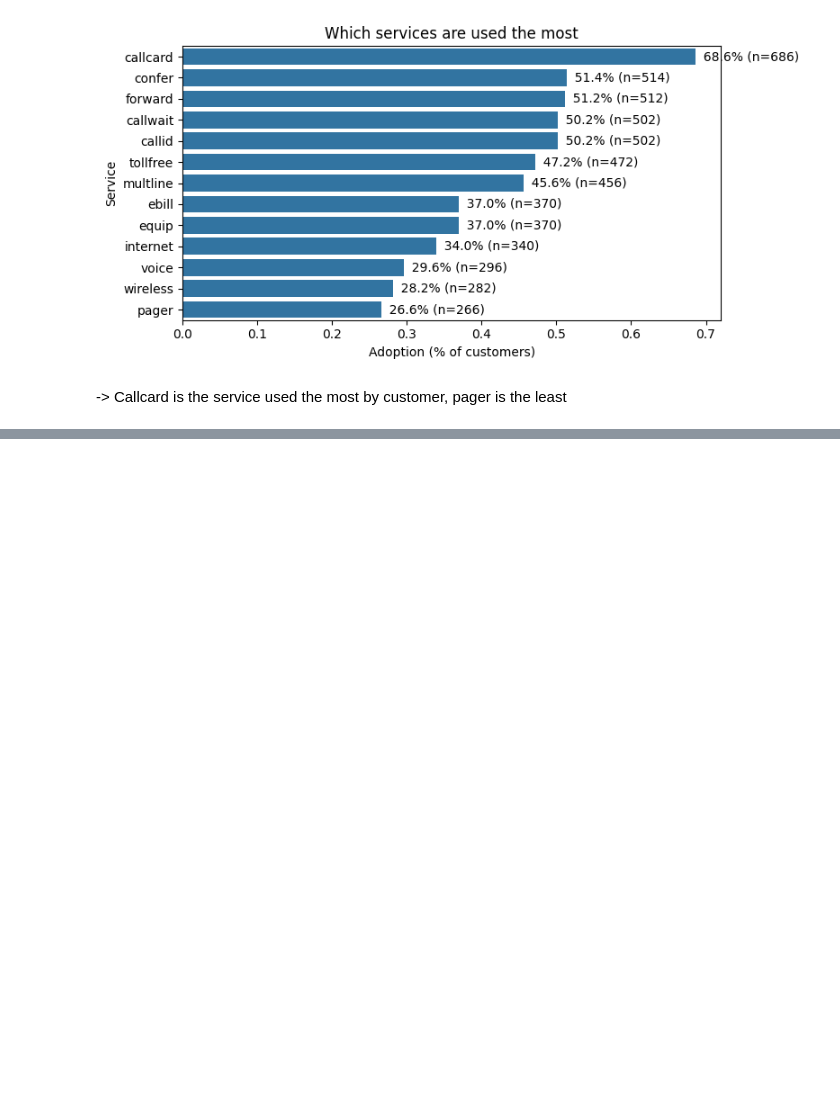
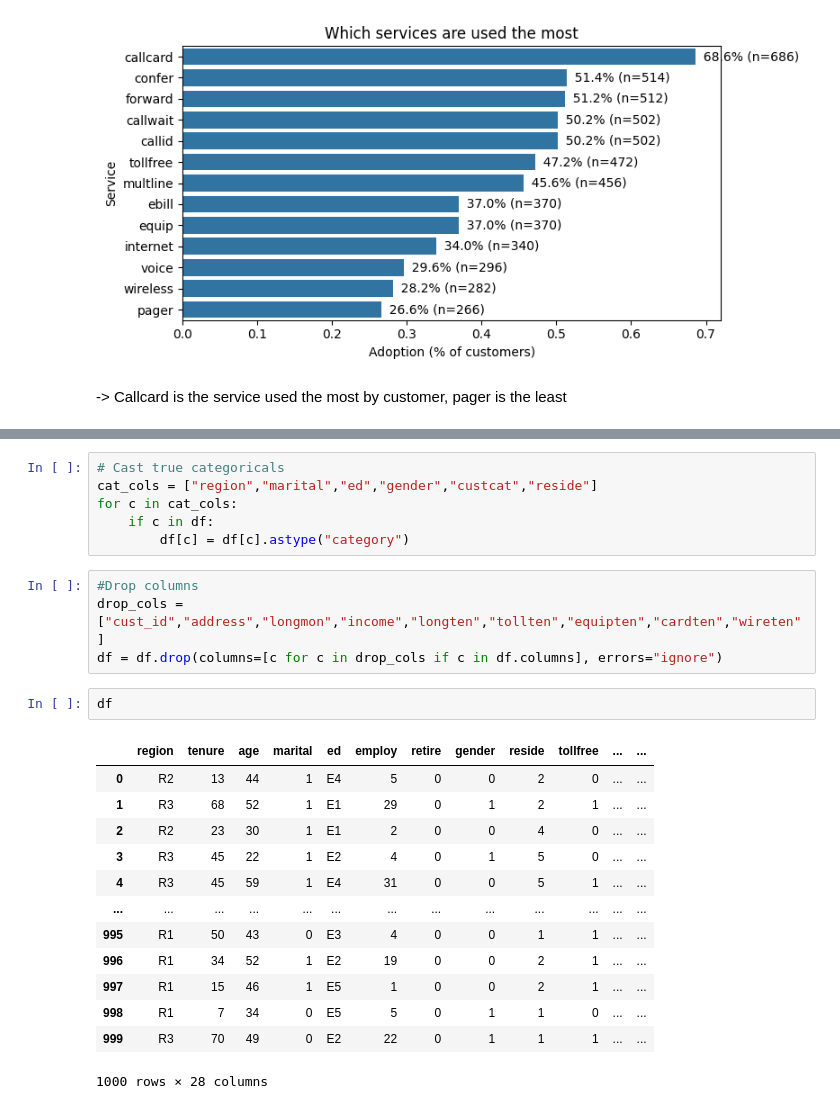
Before and after one commit to markqle/telecomchurning, a Jupyter notebook: TelecomChurning.ipynb, the cells around one changed output, grey strips where cells are left out. Drawn from its saved outputs; the diff is of its cells as text; blank space fills up the shorter version.

```diff
--- a/TelecomChurning.ipynb
+++ b/TelecomChurning.ipynb
@@ -376,0 +417,26 @@ plt.show()
+# %%
+# Cast true categoricals
+cat_cols = ["region","marital","ed","gender","custcat","reside"]
+for c in cat_cols:
+    if c in df:
+        df[c] = df[c].astype("category")
+# %%
+#Drop columns
+drop_cols = ["cust_id","address","longmon","income","longten","tollten","equipten","cardten","wireten"]
+df = df.drop(columns=[c for c in drop_cols if c in df.columns], errors="ignore")
+# %%
+df
+# %% [output]
+|  | region | tenure | age | marital | ed | employ | retire | gender | reside | tollfree | ... | ... |
+| 0 | R2 | 13 | 44 | 1 | E4 | 5 | 0 | 0 | 2 | 0 | ... | ... |
+| 1 | R3 | 68 | 52 | 1 | E1 | 29 | 0 | 1 | 2 | 1 | ... | ... |
+| 2 | R2 | 23 | 30 | 1 | E1 | 2 | 0 | 0 | 4 | 0 | ... | ... |
+| 3 | R3 | 45 | 22 | 1 | E2 | 4 | 0 | 1 | 5 | 0 | ... | ... |
+| 4 | R3 | 45 | 59 | 1 | E4 | 31 | 0 | 0 | 5 | 1 | ... | ... |
+| ... | ... | ... | ... | ... | ... | ... | ... | ... | ... | ... | ... | ... |
+| 995 | R1 | 50 | 43 | 0 | E3 | 4 | 0 | 0 | 1 | 1 | ... | ... |
+| 996 | R1 | 34 | 52 | 1 | E2 | 19 | 0 | 0 | 2 | 1 | ... | ... |
+| 997 | R1 | 15 | 46 | 1 | E5 | 1 | 0 | 0 | 2 | 1 | ... | ... |
+| 998 | R1 | 7 | 34 | 0 | E5 | 5 | 0 | 1 | 1 | 0 | ... | ... |
+| 999 | R3 | 70 | 49 | 0 | E2 | 22 | 0 | 1 | 1 | 1 | ... | ... |
+1000 rows × 28 columns
```
Also changed, not shown: parts of 26 cells of this notebook.
